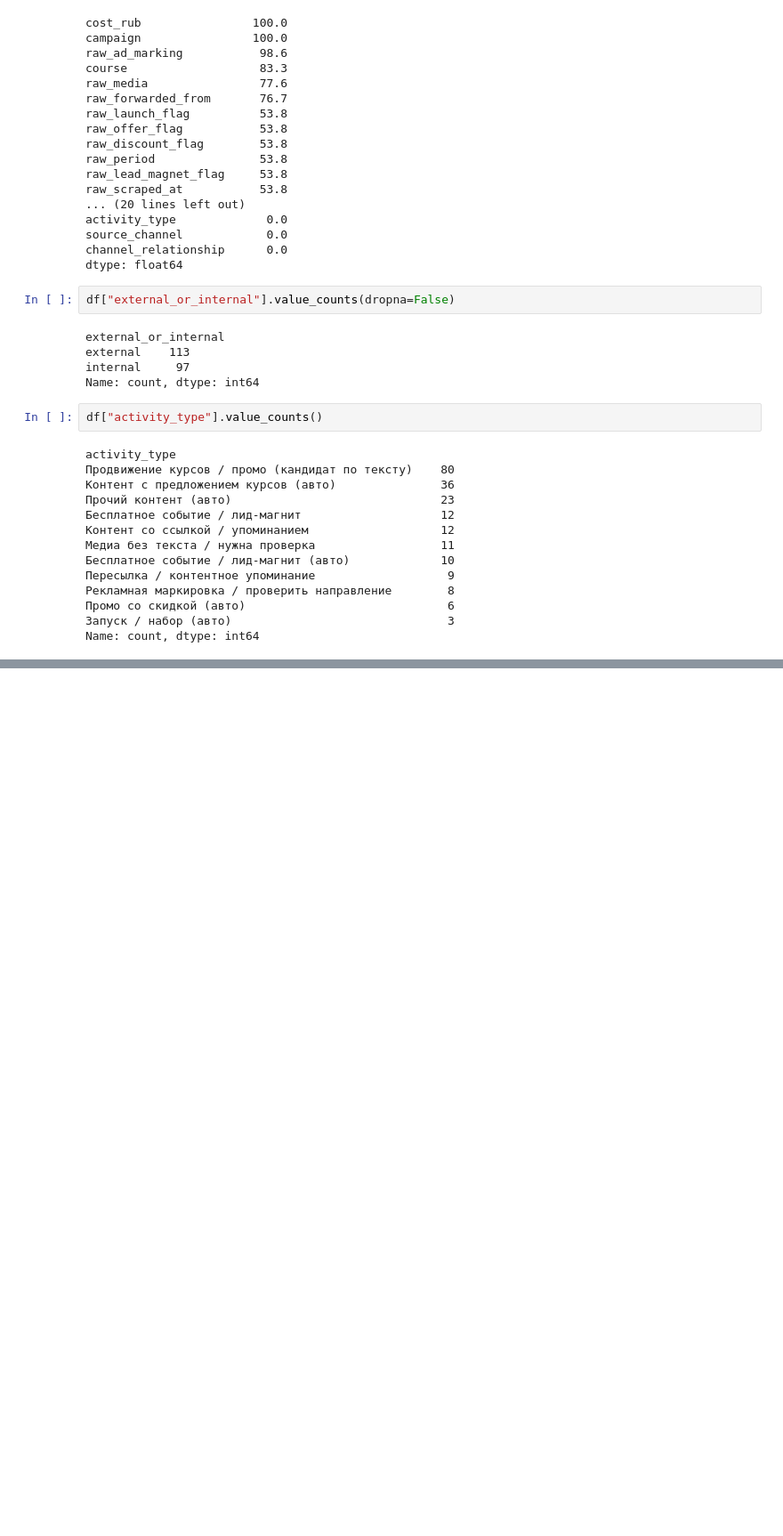
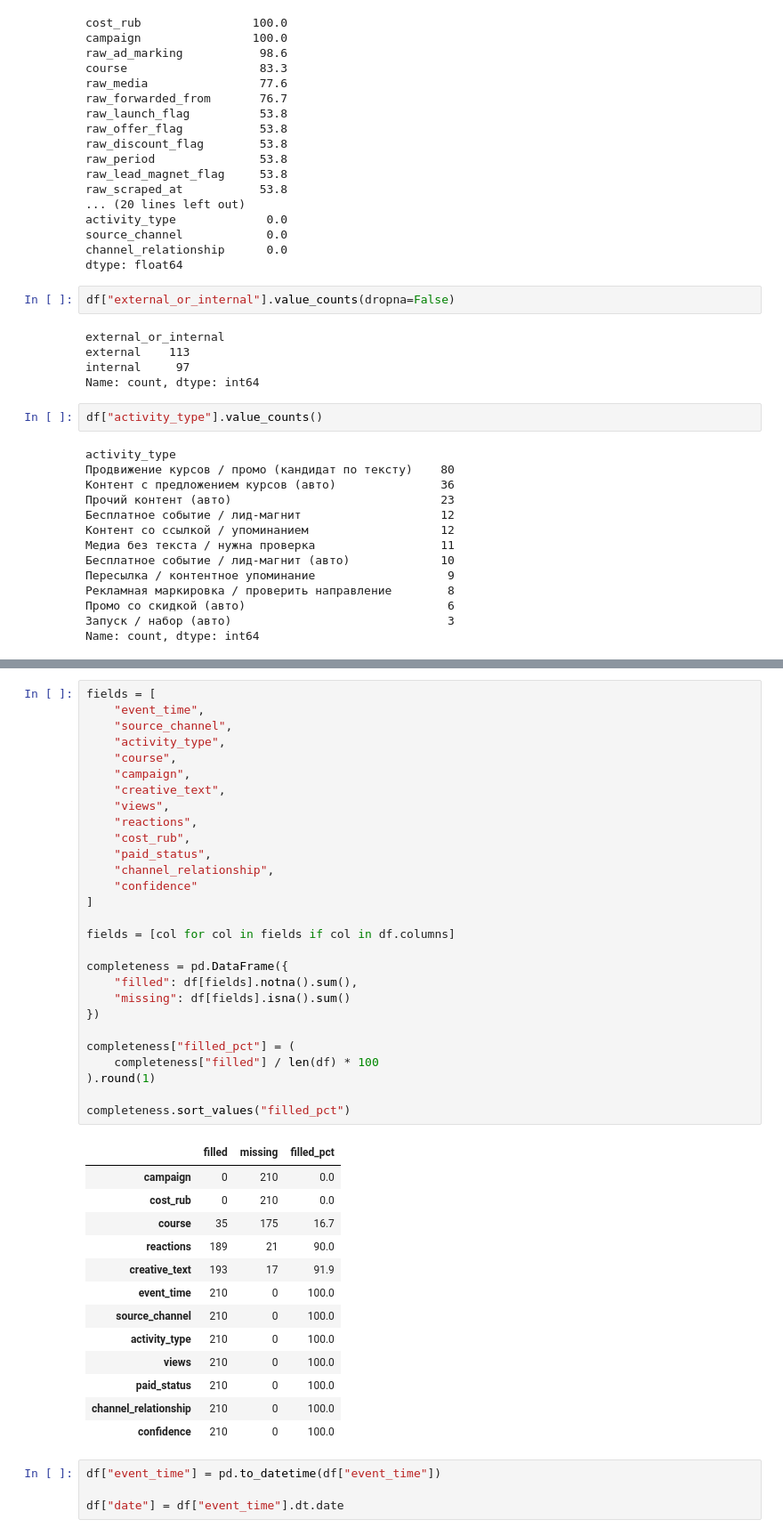
Before and after one commit to perchii/hackathon-postupashki, a Jupyter notebook: notebooks/marketing_history_eda.ipynb, the cells around one changed output, grey strips where cells are left out. Shown at 89% size. Cells and saved outputs as stored; diff of their text form; blank space fills up the shorter version.

```diff
--- a/notebooks/marketing_history_eda.ipynb
+++ b/notebooks/marketing_history_eda.ipynb
@@ -110,0 +179,46 @@ Name: count, dtype: int64
+# %%
+fields = [
+    "event_time",
+    "source_channel",
+    "activity_type",
+    "course",
+    "campaign",
+    "creative_text",
+    "views",
+    "reactions",
+    "cost_rub",
+    "paid_status",
+    "channel_relationship",
+    "confidence"
+]
+
+fields = [col for col in fields if col in df.columns]
+
+completeness = pd.DataFrame({
+    "filled": df[fields].notna().sum(),
+    "missing": df[fields].isna().sum()
+})
+
+completeness["filled_pct"] = (
+    completeness["filled"] / len(df) * 100
+).round(1)
+
+completeness.sort_values("filled_pct")
+# %% [output]
+|  | filled | missing | filled_pct |
+| campaign | 0 | 210 | 0.0 |
+| cost_rub | 0 | 210 | 0.0 |
+| course | 35 | 175 | 16.7 |
+| reactions | 189 | 21 | 90.0 |
+| creative_text | 193 | 17 | 91.9 |
+| event_time | 210 | 0 | 100.0 |
+| source_channel | 210 | 0 | 100.0 |
+| activity_type | 210 | 0 | 100.0 |
+| views | 210 | 0 | 100.0 |
+| paid_status | 210 | 0 | 100.0 |
+| channel_relationship | 210 | 0 | 100.0 |
+| confidence | 210 | 0 | 100.0 |
+# %%
+df["event_time"] = pd.to_datetime(df["event_time"])
+
+df["date"] = df["event_time"].dt.date
```
Also changed, not shown: parts of 12 cells of this notebook.
